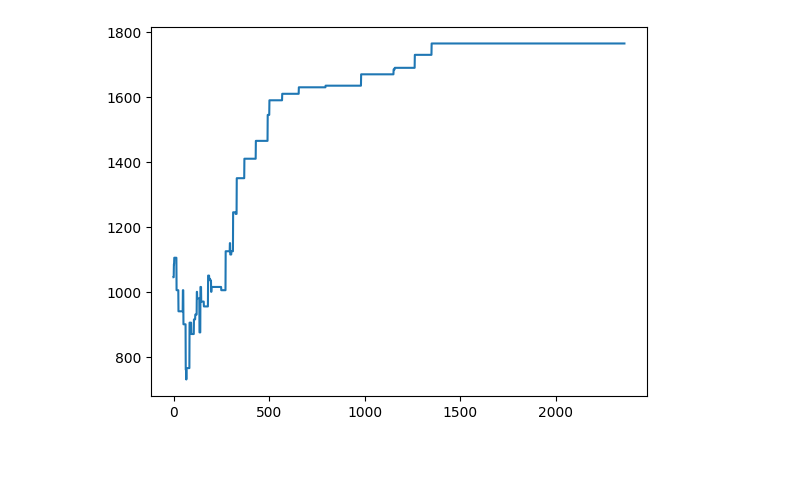
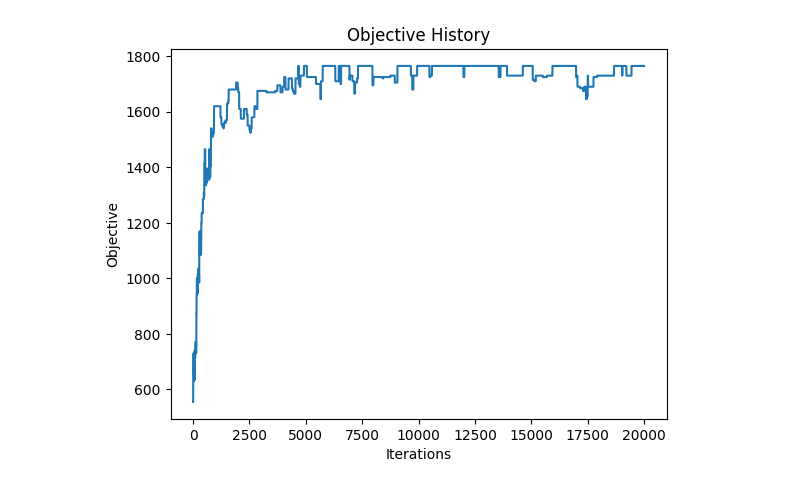
Before and after one commit to timoruslim/IF3170_G60_MoreArtificialThanIntelligence, a Jupyter notebook: notebook/analysis.ipynb, the cells around one changed output. Saved outputs shown, nothing was run; the diff lists cells and outputs as text; code cells hidden in the pictures; blank space fills up the shorter version.

Commit message:
refactor: adjust solver and result for stylized printing

```diff
--- a/notebook/analysis.ipynb
+++ b/notebook/analysis.ipynb
@@ -47,13 +15,10 @@ Packages outside in new state:  0
 # %%
-from src.engine import *
-from src.solvers.simulated_annealing import SimulatedAnnealing, GeometricSchedule
-import matplotlib.pyplot as plt
-
 trucks = [
    Truck("T1", 10, 20, 5, 200),
    Truck("T2", 8, 12, 4, 150),
    Truck("T3", 6, 10, 3, 100),
 ]
+
 pkgs = [
    Package("S1", 1, 1, 1, 50, 2, False, 1),
    Package("S2", 1, 2, 1, 45, 3, False, 3),
@@ -85,14 +50,4 @@ pkgs = [
    Package("F2", 3, 2, 2, 100, 7, True, 1),
 ]
 
-state = State(pkgs, trucks, init="random_feasible")
-obj = MaxValueObjective()
-schedule = GeometricSchedule(200, 0.99)
-
-solver_sa = SimulatedAnnealing(obj, schedule, max_iterations=3000)
-results = solver_sa.solve(state)
-
-plt.plot(results.objective_history)
-plt.show()
+init_state = State(pkgs, trucks, init="random_feasible")
-# %% [output]
-[figure, removed]
@@ -98,0 +56,14 @@ plt.show()
+# %%
+obj = MaxValueObjective()
+schedule = LogarithmicSchedule(200)
+
+solver_sa = SimulatedAnnealing(obj, schedule, max_iterations=20000)
+results = solver_sa.solve(init_state)
+# %%
+plt.plot(results.objective_history)
+plt.title('Objective History')
+plt.xlabel('Iterations')
+plt.ylabel('Objective')
+plt.show()
+# %% [output]
+[figure, added]
```
Also changed, not shown: parts of 6 cells of this notebook, 3 other files.
